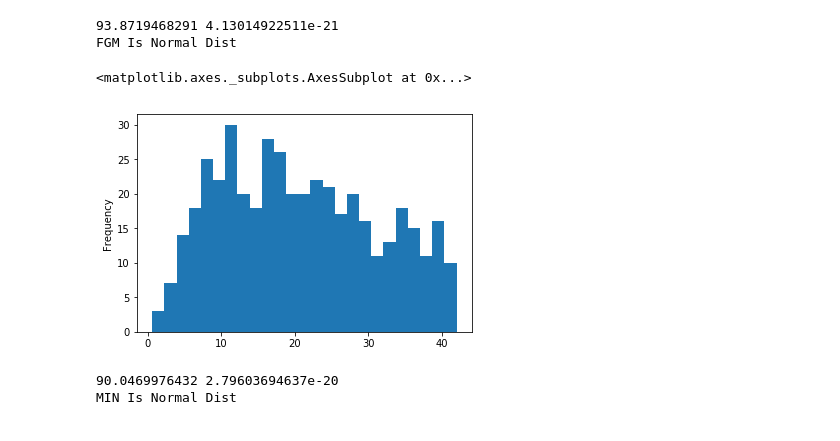
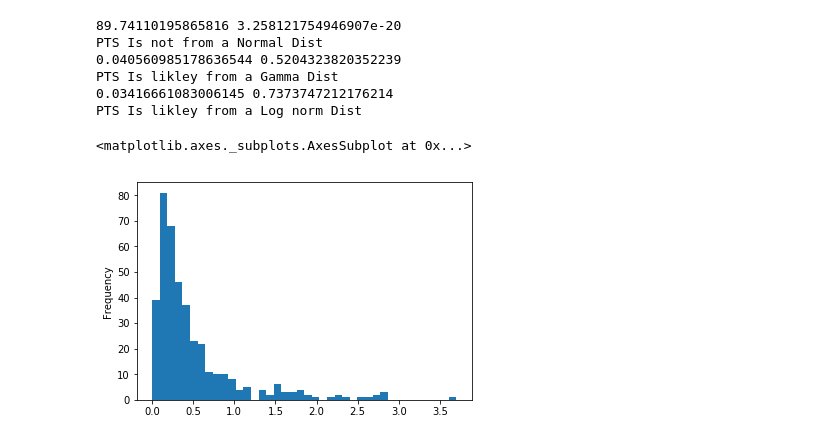
Before and after one commit to AaronWong14/Cogs108ProjectNBA, a Jupyter notebook: Data_Visualization_2000.ipynb, the cells around one changed output. Drawn from its saved outputs; the diff is of its cells as text; code cells hidden in the pictures.

Commit message:
fit distributions to data visualization

```diff
--- a/Data_Visualization_2000.ipynb
+++ b/Data_Visualization_2000.ipynb
@@ -297,25 +65,38 @@ df_2000['FGM'].plot.hist(bins=25)
-# %%
-z,pval = mstats.normaltest(df_2000['FGM'])
-print(z, pval)
-if(pval < 0.001):
-    print('FGM Is Normal Dist')
-else:
-    print('FGM Is not Normal Dist')
-# %% [output]
-93.8719468291 4.13014922511e-21
-FGM Is Normal Dist
-# %%
-df_2000['MIN'].plot.hist(bins=25)
-# %% [output]
-<matplotlib.axes._subplots.AxesSubplot at 0x...>
-[figure, removed]
-# %%
-z,pval = mstats.normaltest(df_2000['MIN'])
-print(z, pval)
-if(pval < 0.001):
-    print('MIN Is Normal Dist')
-else:
-    print('MIN Is not Normal Dist')
-# %% [output]
-90.0469976432 2.79603694637e-20
-MIN Is Normal Dist
+# %%
+
+z,pval = mstats.normaltest(df_2000['PTS'])
+print(z, pval)
+if(pval < 0.05):
+    print('PTS Is not from a Normal Dist')
+else:
+    print('PTS Is likley from a Normal Dist')
+
+size = df_2000['PTS'].size
+x = scipy.arange(size)
+param = stats.gamma.fit(df_2000['PTS'])
+stat, kpval = kstest(df_2000['PTS'], 'gamma', param)
+print(stat, kpval)
+if(kpval < 0.05):
+    print('PTS Is not from a Gamma Dist')
+else:
+    print('PTS Is likley from a Gamma Dist')
+
+param = stats.lognorm.fit(df_2000['PTS'])
+stat, kpval = kstest(df_2000['PTS'], 'lognorm', param)
+print(stat, kpval)
+if(kpval < 0.05):
+    print('PTS Is not from a Log norm Dist')
+else:
+    print('PTS Is likley from a Log norm Dist')
+# %% [output]
+89.74110195865816 3.258121754946907e-20
+PTS Is not from a Normal Dist
+0.040560985178636544 0.5204323820352239
+PTS Is likley from a Gamma Dist
+0.03416661083006145 0.7373747212176214
+PTS Is likley from a Log norm Dist
+# %%
+df_2000['BLK'].plot.hist(bins=40)
+# %% [output]
+<matplotlib.axes._subplots.AxesSubplot at 0x...>
+[figure, added]
```
Also changed, not shown: parts of 45 cells of this notebook, 1 other file.
